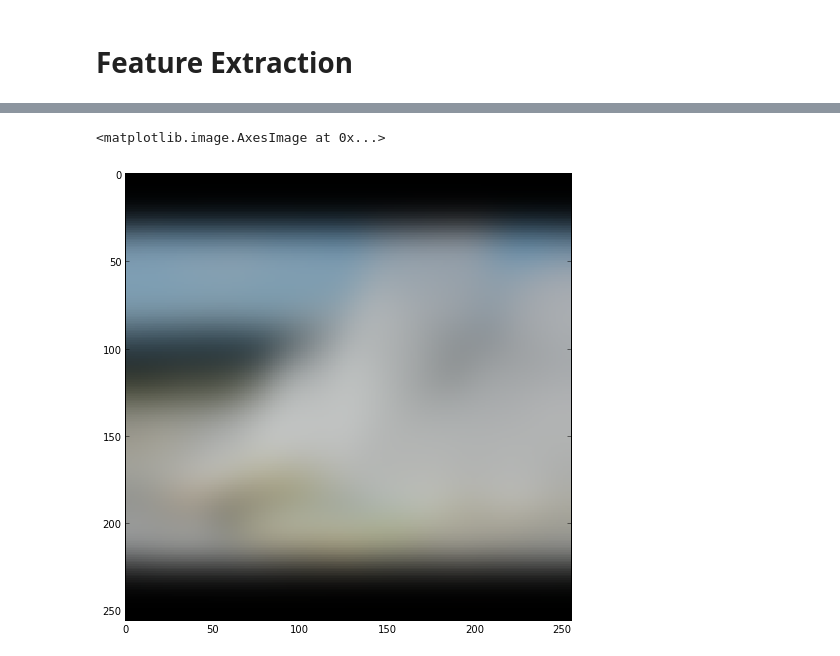
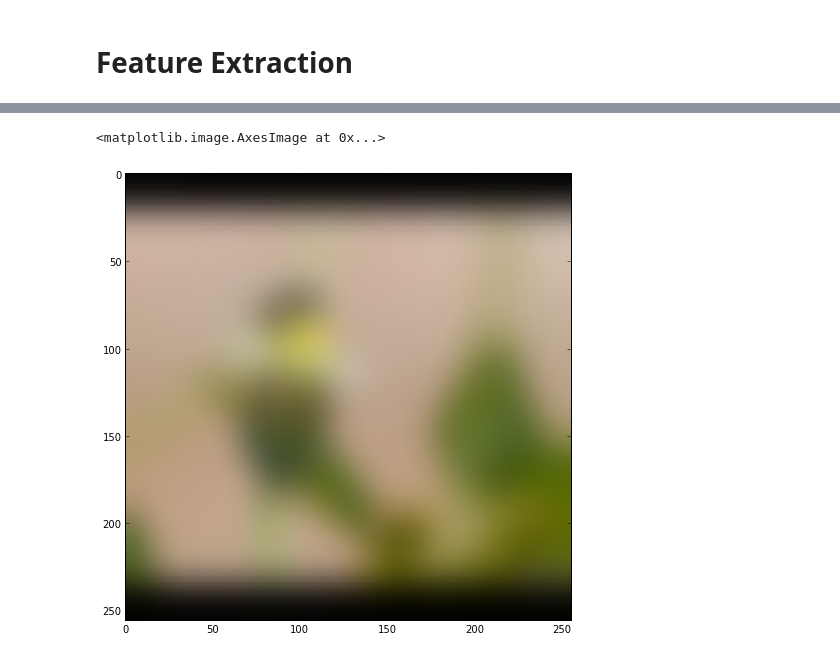
Before and after one commit to tmbdev-teaching/teaching-mmir, a Jupyter notebook: 20-nearest-neighbor.ipynb, the cells around one changed output, grey strips where cells are left out. Drawn from its saved outputs; the diff is of its cells as text; code cells hidden in the pictures.

```diff
--- a/20-nearest-neighbor.ipynb
+++ b/20-nearest-neighbor.ipynb
@@ -99,7 +104,7 @@ Two primary libraries for dealing with nearest neighbor problems:
 
 We'll return to FLANN later, let's look at the `distance` package for now.
 # %%
-hdf = tables.openFile("sample.h5","r")
+hdf = tables.openFile("1k.h5","r")
 # %% [markdown]
 We generally represent datasets as 2D arrays, with each row being a feature vector or sample.
 # %%
@@ -156 +171,4 @@ test(metric='minkowski',p=.2)
+# %%
+target = 27
+example = hdf.root.icons[target]
 # %%
@@ -180,9 +199,9 @@ test(f=f)
 # %%
 def f(image): return filters.gaussian_filter(image,(10,10,0))
-imshow(f(hdf.root.icons[7]),interpolation='nearest')
+imshow(f(example),interpolation='nearest')
 # %% [output]
 <matplotlib.image.AxesImage at 0x...>
-[figure, old version]
+[figure, new version]
 # %%
 test(f=f)
 # %% [output]
```
Also changed, not shown: parts of 22 cells of this notebook, 3 other files.
